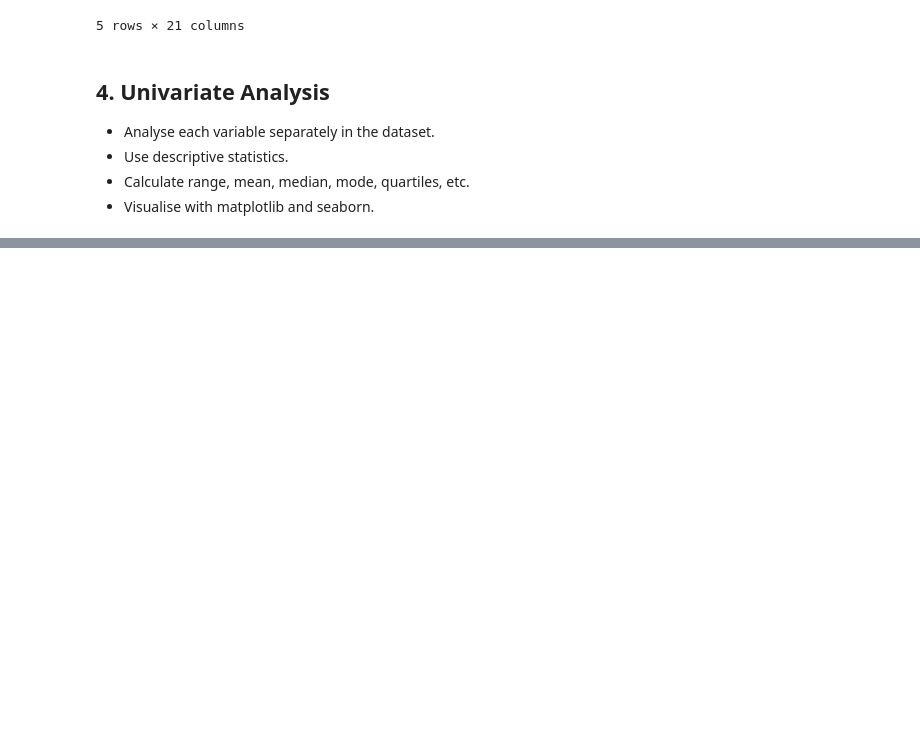
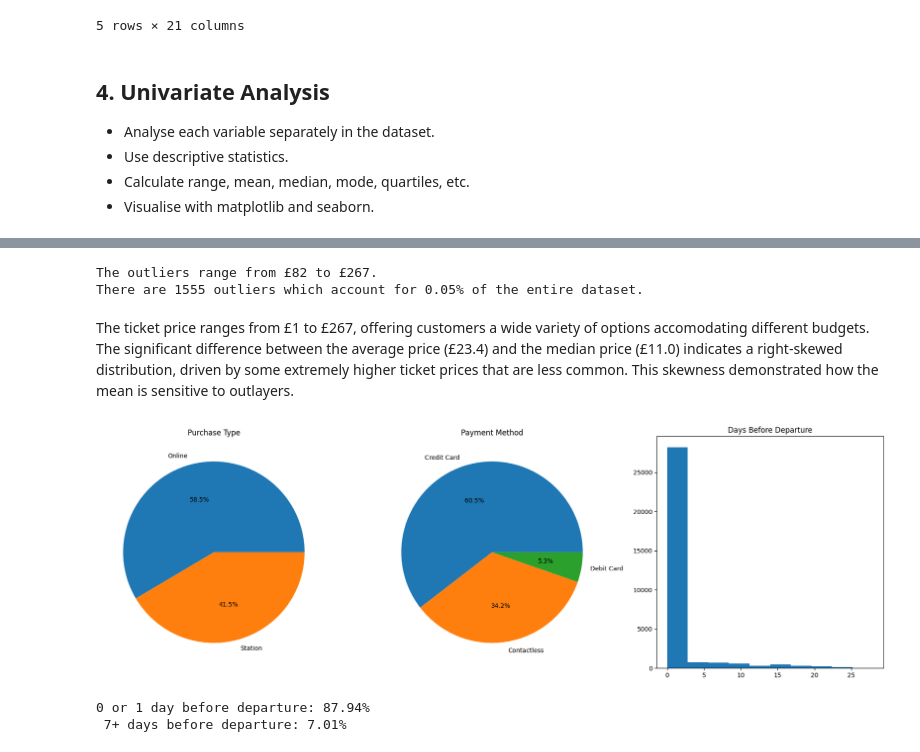
Before and after one commit to tsu76i/DS-playground, a Jupyter notebook: 1. Exploratory Data Analysis (EDA)/1.1_UK_Train_Rides.ipynb, the cells around one changed output, grey strips where cells are left out. Drawn from its saved outputs; the diff is of its cells as text; code cells hidden in the pictures; blank space fills up the shorter version.

```diff
--- a/1. Exploratory Data Analysis (EDA)/1.1_UK_Train_Rides.ipynb
+++ b/1. Exploratory Data Analysis (EDA)/1.1_UK_Train_Rides.ipynb
@@ -390,0 +443,34 @@ df.describe()
+# %%
+print(
+    f"The outliers range from £{min(outliers['Price'])} to £{max(outliers['Price'])}.")
+print(f"There are {len(outliers)} outliers which account for {len(outliers)/len(df):.2f}% of the entire dataset.")
+# %% [output]
+The outliers range from £82 to £267.
+There are 1555 outliers which account for 0.05% of the entire dataset.
+# %% [markdown]
+The ticket price ranges from £1 to £267, offering customers a wide variety of options accomodating different budgets. The significant difference between the average price (£23.4) and the median price (£11.0) indicates a right-skewed distribution, driven by some extremely higher ticket prices that are less common. This skewness demonstrated how the mean is sensitive to outlayers.
+# %%
+fig, axes = plt.subplots(nrows=1, ncols=3, figsize=(18, 6))
+purchase_type_counts = df['Purchase Type'].value_counts()
+axes[0].set_title('Purchase Type')
+axes[0].pie(purchase_type_counts,
+            labels=purchase_type_counts.index, autopct='%1.1f%%')
+
+
+payment_method_counts = df['Payment Method'].value_counts()
+axes[1].set_title('Payment Method')
+axes[1].pie(payment_method_counts,
+            labels=payment_method_counts.index, autopct='%1.1f%%')
+
+axes[2].set_title('Days Before Departure')
+axes[2].hist(df['Days Before Departure'])
+plt.tight_layout()
+plt.show()
+
+days_before_dep_counts = df['Days Before Departure'].value_counts()
+print(f"0 or 1 day before departure: {days_before_dep_counts[:2].sum()/len(df)*100:.2f}%")
+print(f" 7+ days before departure: {days_before_dep_counts[8:].sum()/len(df)*100:.2f}%")
+# %% [output]
+[figure, added]
+0 or 1 day before departure: 87.94%
+ 7+ days before departure: 7.01%
```
Also changed, not shown: parts of 19 cells of this notebook.
